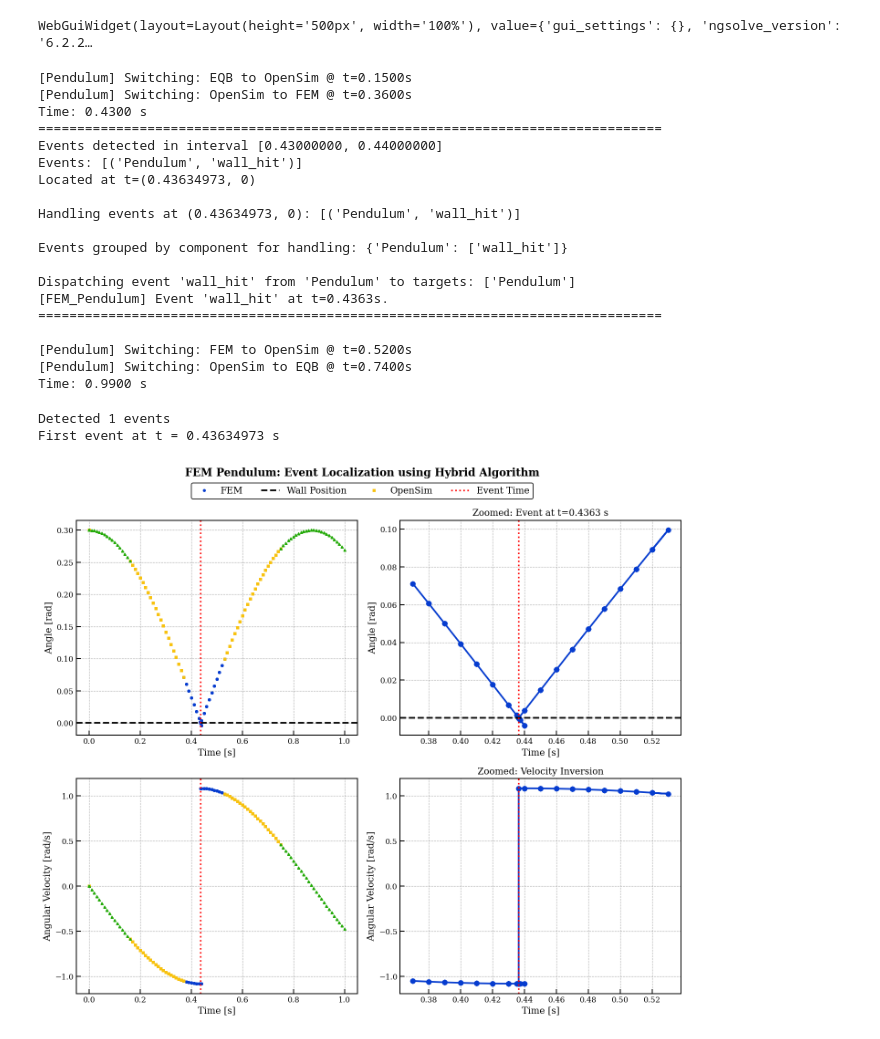
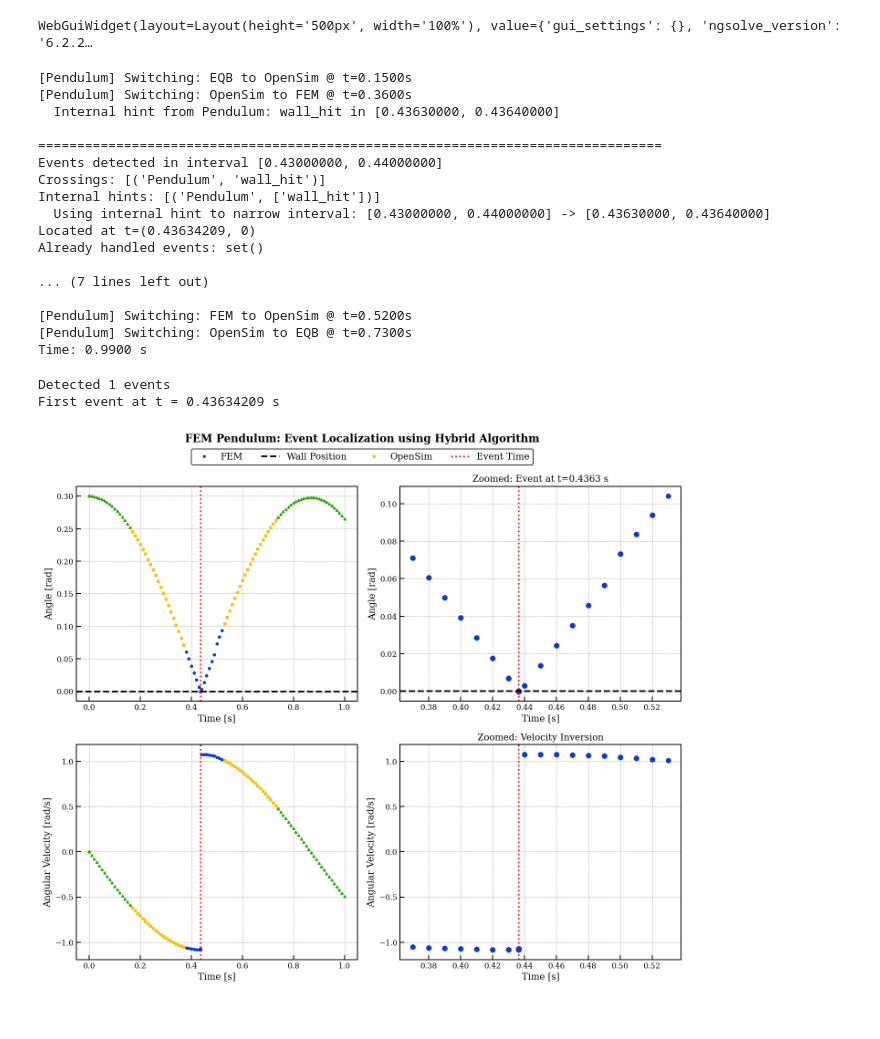
Before and after one commit to FlorianFrech/SystemSimulation, a Jupyter notebook: demos/ControlledPendulum/MyModels/MasterPendulum/test_master_pendulum_hybrid.ipynb, the cells around one changed output. Drawn from its saved outputs; the diff is of its cells as text; code cells hidden in the pictures.

```diff
--- a/demos/ControlledPendulum/MyModels/MasterPendulum/test_master_pendulum_hybrid.ipynb
+++ b/demos/ControlledPendulum/MyModels/MasterPendulum/test_master_pendulum_hybrid.ipynb
@@ -49,14 +49,14 @@ mat_params.rho_pendulum = 2700  # Density for the pendulum
 sim_params = config.SimulationParameters()
 sim_params.tau = 0.01
 sim_params.t_end = 5
-sim_params.with_contact = False
+sim_params.with_contact = True
 sim_params.use_gravity = True
 
 contact_params = config.ContactParameters()
 contact_params.kn = 1e10
 
 anim_params = config.AnimationParameters()
-anim_params.animate = True
+anim_params.animate = False
 
 fem_pendulum.set_parameters(
     mat_params=mat_params,
@@ -123,22 +123,20 @@ system.run(t0=t_start, tf=t_end, dt=dt)
 # %% [output]
 [Pendulum] Switching: EQB to OpenSim @ t=0.1500s
 [Pendulum] Switching: OpenSim to FEM @ t=0.3600s
-Time: 0.4300 s
+  Internal hint from Pendulum: wall_hit in [0.43630000, 0.43640000]
+
 ================================================================================
 Events detected in interval [0.43000000, 0.44000000]
-Events: [('Pendulum', 'wall_hit')]
-Located at t=(0.43634973, 0)
+Crossings: [('Pendulum', 'wall_hit')]
+Internal hints: [('Pendulum', ['wall_hit'])]
+  Using internal hint to narrow interval: [0.43000000, 0.44000000] -> [0.43630000, 0.43640000]
+Located at t=(0.43634209, 0)
+Already handled events: set()
 
-Handling events at (0.43634973, 0): [('Pendulum', 'wall_hit')]
-
-Events grouped by component for handling: {'Pendulum': ['wall_hit']}
-
-Dispatching event 'wall_hit' from 'Pendulum' to targets: ['Pendulum']
-[FEM_Pendulum] Event 'wall_hit' at t=0.4363s.
-================================================================================
+... (7 lines left out)
 
 [Pendulum] Switching: FEM to OpenSim @ t=0.5200s
-[Pendulum] Switching: OpenSim to EQB @ t=0.7400s
+[Pendulum] Switching: OpenSim to EQB @ t=0.7300s
 Time: 0.9900 s
 # %%
 # 7) Extract and plot results
@@ -160,7 +158,7 @@ if t_event:
     print(f"First event at t = {t_event.t:.8f} s")
 # %% [output]
 Detected 1 events
-First event at t = 0.43634973 s
+First event at t = 0.43634209 s
 # %%
 marker_size = 3
 fem_style = {'color': "#063ccf", 'linestyle': 'None', 'marker': 'o', 'markersize': marker_size, 'linewidth': 3.5, 'label': 'FEM'}
@@ -201,7 +199,7 @@ axs[0, 0].grid()
 if t_event:
     zoom_window = 0.1
     mask = (t_vals['FEM'] >= t_event.t - zoom_window) & (t_vals['FEM'] <= t_event.t + zoom_window)
-    axs[0, 1].plot(t_vals['FEM'][mask], q_vals['FEM'][mask], 'o-', markersize=6, color='#063ccf')
+    axs[0, 1].plot(t_vals['FEM'][mask], q_vals['FEM'][mask], 'o', markersize=6, color='#063ccf')
     axs[0, 1].axhline(0, color='k', linestyle='--')
     axs[0, 1].axvline(t_event.t, color='red', linestyle=':', linewidth=2)
     axs[0, 1].set_xlabel('Time [s]')
@@ -209,32 +207,32 @@ if t_event:
     axs[0, 1].set_title(f'Zoomed: Event at t={t_event.t:.4f} s')
     axs[0, 1].grid()
 
 # Bottom left: Full angular velocity
 line5, = axs[1, 0].plot(t_vals['FEM'], omega_vals['FEM'], **fem_style)
 line6, = axs[1, 0].plot(t_vals['OpenSim'], omega_vals['OpenSim'], **opensim_style)
 line7, = axs[1, 0].plot(t_vals['EQB'], omega_vals['EQB'], **eqb_style)
 
 if t_event:
     axs[1, 0].axvline(t_event.t, color='red', linestyle=':', linewidth=2)
 axs[1, 0].set_xlabel('Time [s]')
 axs[1, 0].set_ylabel('Angular Velocity [rad/s]')
 axs[1, 0].grid()
 
 # Bottom right: Zoomed velocity near event
 if t_event:
-    axs[1, 1].plot(t_vals['FEM'][mask], omega_vals['FEM'][mask], 'o-', color='#063ccf', markersize=6)
+    axs[1, 1].plot(t_vals['FEM'][mask], omega_vals['FEM'][mask], 'o', color='#063ccf', markersize=6)
     axs[1, 1].axvline(t_event.t, color='red', linestyle=':', linewidth=2)
     axs[1, 1].set_xlabel('Time [s]')
     axs[1, 1].set_ylabel('Angular Velocity [rad/s]')
     axs[1, 1].set_title('Zoomed: Velocity Inversion')
     axs[1, 1].grid()
 
 signals = [line1, line4, line2, line3]#, line5]
 labels =  [s.get_label() for s in signals if s is not None]
 fig.legend(signals, labels, loc='upper center', bbox_to_anchor=(0.5, 1), ncol=5)
 
 plt.tight_layout()
 plt.savefig('../figures/Hybrid/test_2_location_FEM.svg')
 plt.show()
 # %% [output]
-[figure, old version]
+[figure, new version]
```
Also changed, not shown: parts of 1 cell of this notebook, 11 other files.
